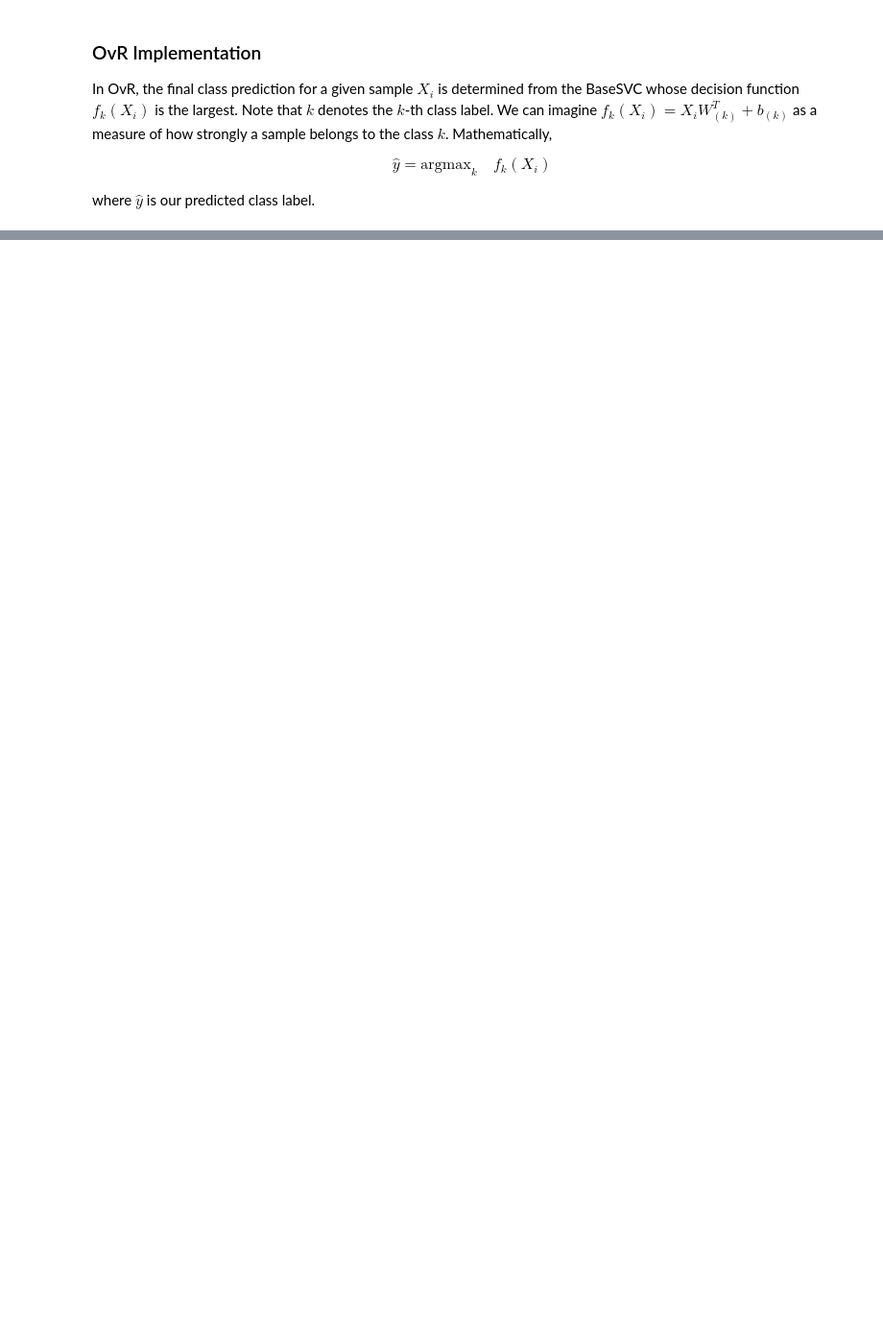
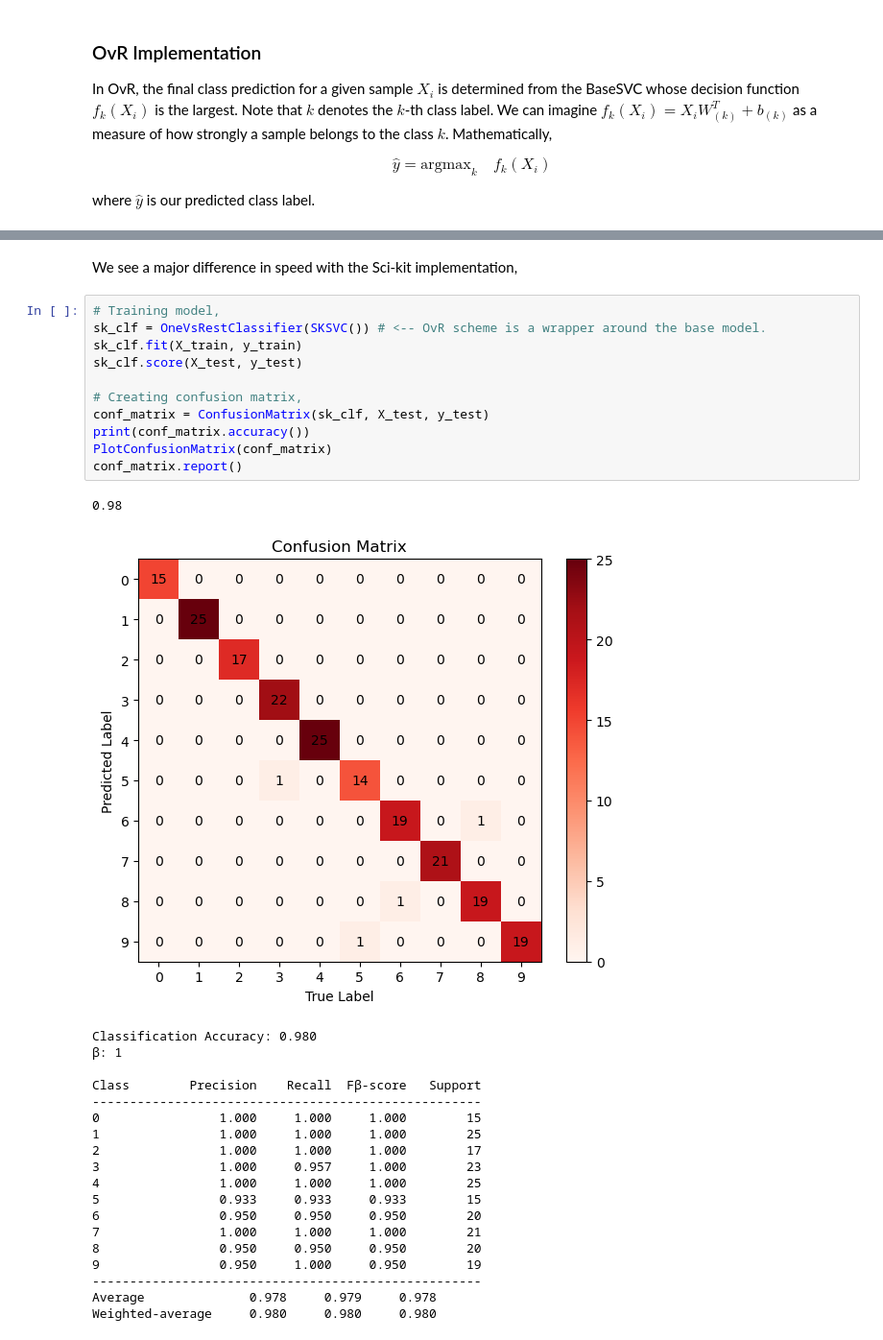
Before and after one commit to xPrithvi/Machine-Learning-From-Scratch, a Jupyter notebook: Multiclass SVC.ipynb, the cells around one changed output, grey strips where cells are left out. Shown at 96% size. Drawn from its saved outputs; the diff is of its cells as text; blank space fills up the shorter version.

```diff
--- a/Multiclass SVC.ipynb
+++ b/Multiclass SVC.ipynb
@@ -126,0 +183,34 @@ clf.score(X_test, y_test)
+# %% [markdown]
+We see a major difference in speed with the Sci-kit implementation,
+# %%
+# Training model,
+sk_clf = OneVsRestClassifier(SKSVC()) # <-- OvR scheme is a wrapper around the base model.
+sk_clf.fit(X_train, y_train)
+sk_clf.score(X_test, y_test)
+
+# Creating confusion matrix,
+conf_matrix = ConfusionMatrix(sk_clf, X_test, y_test)
+print(conf_matrix.accuracy())
+PlotConfusionMatrix(conf_matrix)
+conf_matrix.report()
+# %% [output]
+0.98
+[figure, added]
+Classification Accuracy: 0.980
+β: 1
+
+Class        Precision    Recall  Fβ-score   Support
+----------------------------------------------------
+0                1.000     1.000     1.000        15
+1                1.000     1.000     1.000        25
+2                1.000     1.000     1.000        17
+3                1.000     0.957     1.000        23
+4                1.000     1.000     1.000        25
+5                0.933     0.933     0.933        15
+6                0.950     0.950     0.950        20
+7                1.000     1.000     1.000        21
+8                0.950     0.950     0.950        20
+9                0.950     1.000     0.950        19
+----------------------------------------------------
+Average              0.978     0.979     0.978
+Weighted-average     0.980     0.980     0.980
```
Also changed, not shown: parts of 8 cells of this notebook, 2 other files.
